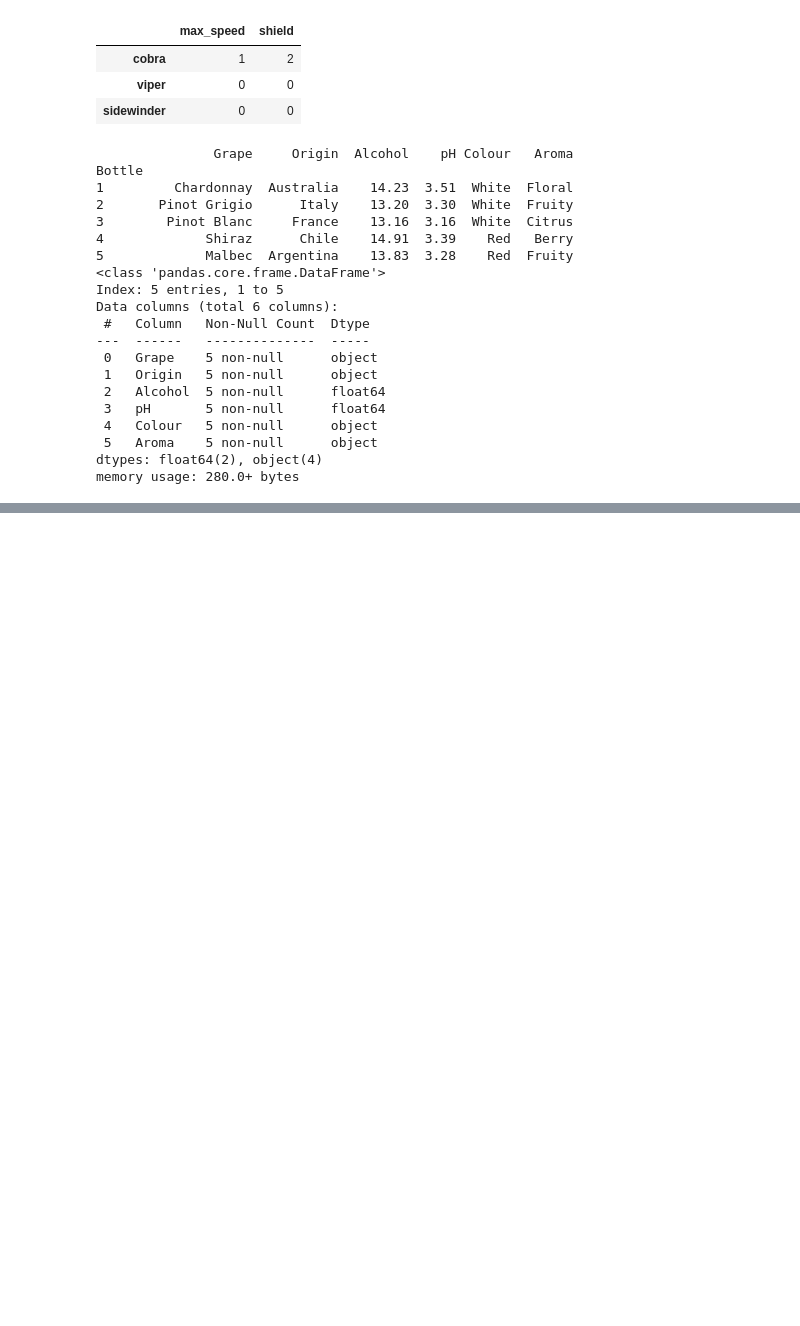
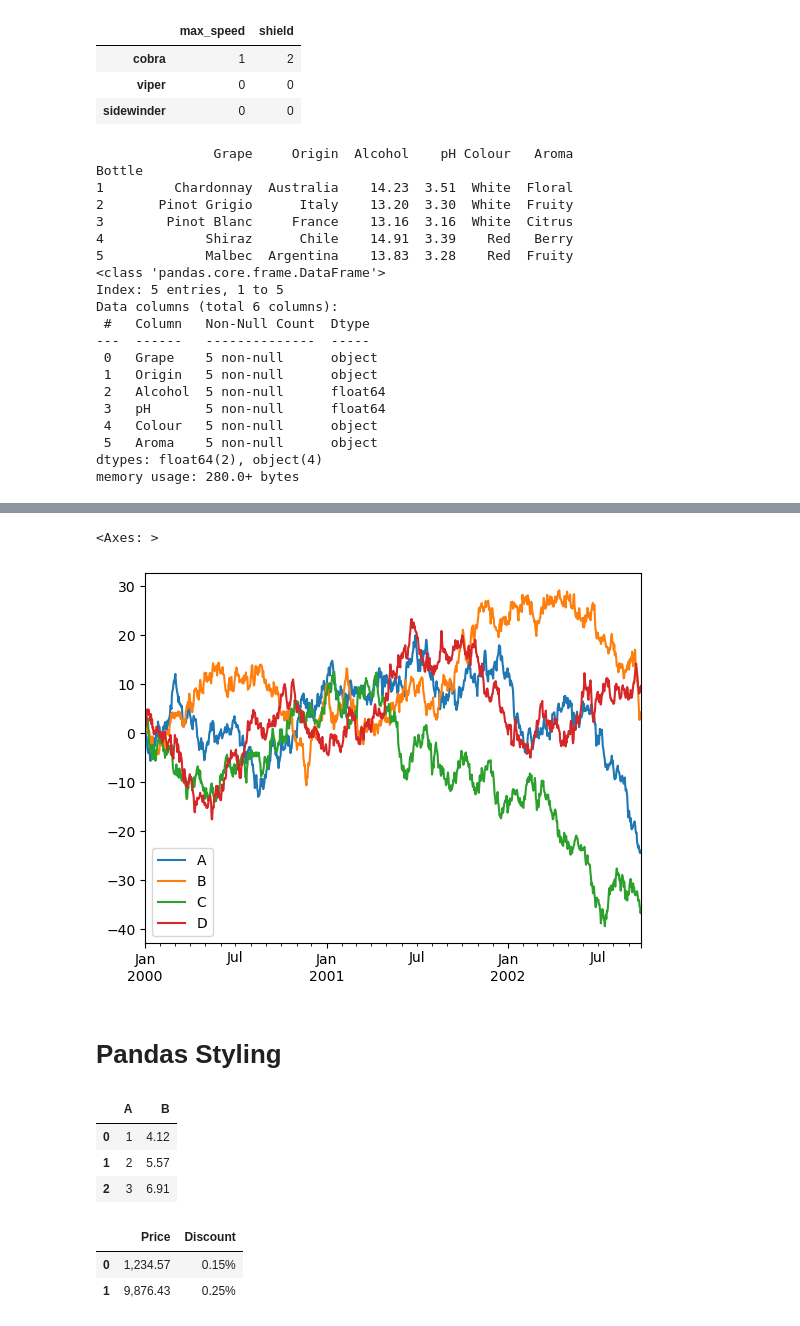
Before and after one commit to markoechevarria/math-to-ml, a Jupyter notebook: 8. Pandas.ipynb, the cells around one changed output, grey strips where cells are left out. Drawn from its saved outputs; the diff is of its cells as text; code cells hidden in the pictures; blank space fills up the shorter version.

```diff
--- a/8. Pandas.ipynb
+++ b/8. Pandas.ipynb
@@ -944,0 +1122,40 @@ memory usage: 280.0+ bytes
+# %%
+ts = pd.Series(np.random.randn(1000), index=pd.date_range("1/1/2000", periods=1000))
+ts = ts.cumsum()
+
+df = pd.DataFrame(
+    np.random.randn(1000, 4), index=ts.index, columns=["A", "B", "C", "D"]
+)
+df = df.cumsum()
+df.plot()
+
+# df.to_csv("aea.csv")
+# %% [output]
+<Axes: >
+[figure, added]
+# %% [markdown]
+# Pandas Styling
+# %%
+df = pd.DataFrame({'A': [1, 2, 3], 'B': [4.1234, 5.5678, 6.91011]})
+
+"""
+"{:,.2f}" → Thousands separator + 2 decimals (1,234.56)
+"{:.1%}" → Percentage (12.3%)
+"{:.3e}" → Scientific notation (1.235e+02)
+"""
+
+styled_df = df.style.format({'B': "{:,.2f}"})
+styled_df
+# %% [output]
+|  | A | B |
+| 0 | 1 | 4.12 |
+| 1 | 2 | 5.57 |
+| 2 | 3 | 6.91 |
+# %%
+df = pd.DataFrame({'Price': [1234.57, 9876.43], 'Discount': [0.15, 0.25]})
+style_df = df.style.format({"Price": "{:,.2f}", "Discount": "{:,.2f}%"})
+style_df
+# %% [output]
+|  | Price | Discount |
+| 0 | 1,234.57 | 0.15% |
+| 1 | 9,876.43 | 0.25% |
```
Also changed, not shown: parts of 25 cells of this notebook.
